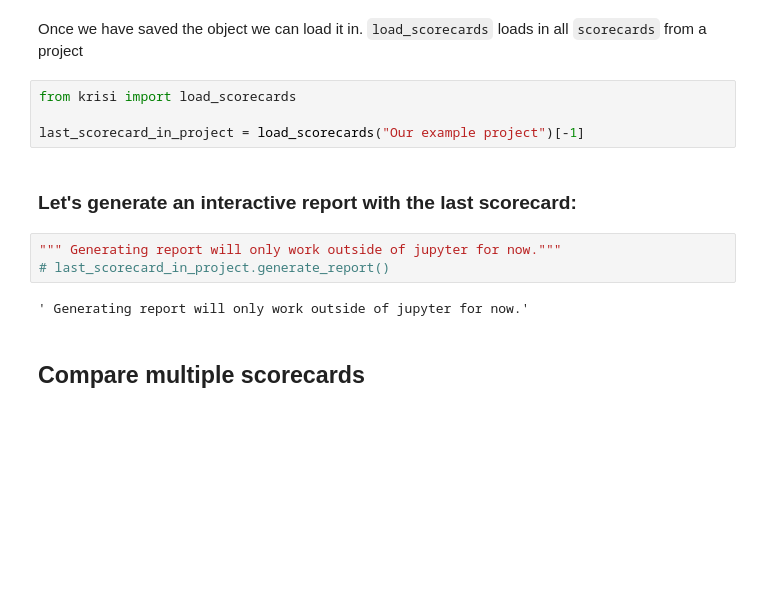
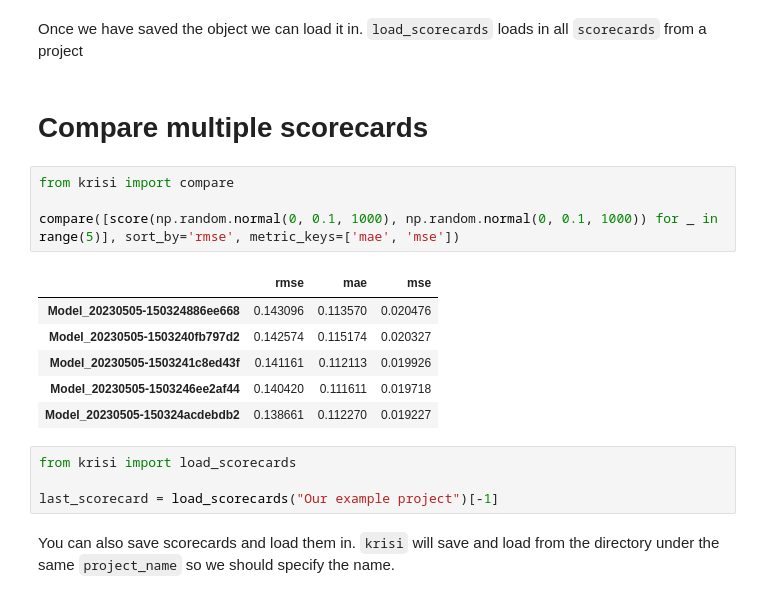
Before and after one commit to dream-faster/krisi, a Jupyter notebook: docs/walkthroughs/a_full_rundown_notebook.ipynb, the cells around one changed output. Saved outputs shown, nothing was run; the diff lists cells and outputs as text; blank space fills up the shorter version.

```diff
--- a/docs/walkthroughs/a_full_rundown_notebook.ipynb
+++ b/docs/walkthroughs/a_full_rundown_notebook.ipynb
@@ -95,16 +120,22 @@ scorecard.save(save_modes=["obj"]).print('minimal')
 # %% [markdown]
 Once we have saved the object we can load it in. `load_scorecards` loads in all `scorecards` from a project
+# %% [markdown]
+# Compare multiple scorecards
+# %%
+from krisi import compare
+
+compare([score(np.random.normal(0, 0.1, 1000), np.random.normal(0, 0.1, 1000)) for _ in range(5)], sort_by='rmse', metric_keys=['mae', 'mse'])
+# %% [output]
+|  | rmse | mae | mse |
+| Model_20230505-150324886ee668 | 0.143096 | 0.113570 | 0.020476 |
+| Model_20230505-1503240fb797d2 | 0.142574 | 0.115174 | 0.020327 |
+| Model_20230505-1503241c8ed43f | 0.141161 | 0.112113 | 0.019926 |
+| Model_20230505-1503246ee2af44 | 0.140420 | 0.111611 | 0.019718 |
+| Model_20230505-150324acdebdb2 | 0.138661 | 0.112270 | 0.019227 |
 # %%
 from krisi import load_scorecards
 
-last_scorecard_in_project = load_scorecards("Our example project")[-1]
+last_scorecard = load_scorecards("Our example project")[-1]
-# %% [markdown]
-### Let's generate an interactive report with the last scorecard:
-# %%
-""" Generating report will only work outside of jupyter for now."""
-# last_scorecard_in_project.generate_report()
-# %% [output]
-' Generating report will only work outside of jupyter for now.'
-# %% [markdown]
-## Compare multiple scorecards
+# %% [markdown]
+You can also save scorecards and load them in. `krisi` will save and load from the directory under the same `project_name` so we should specify the name.
 # %%
```
Also changed, not shown: parts of 15 cells of this notebook, 9 other files.
